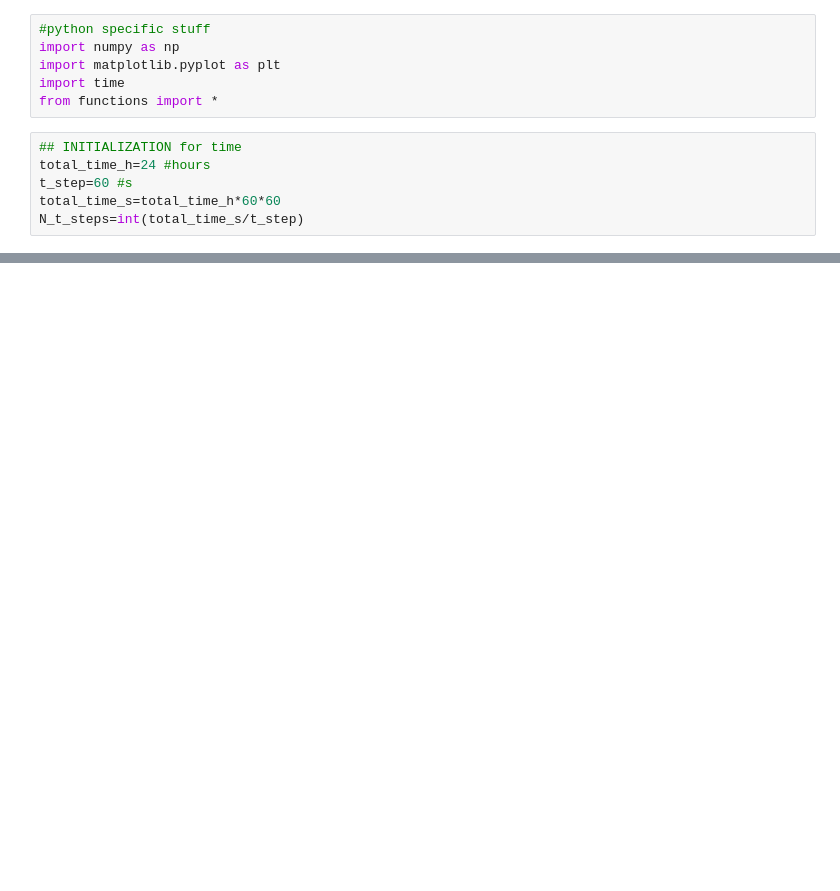
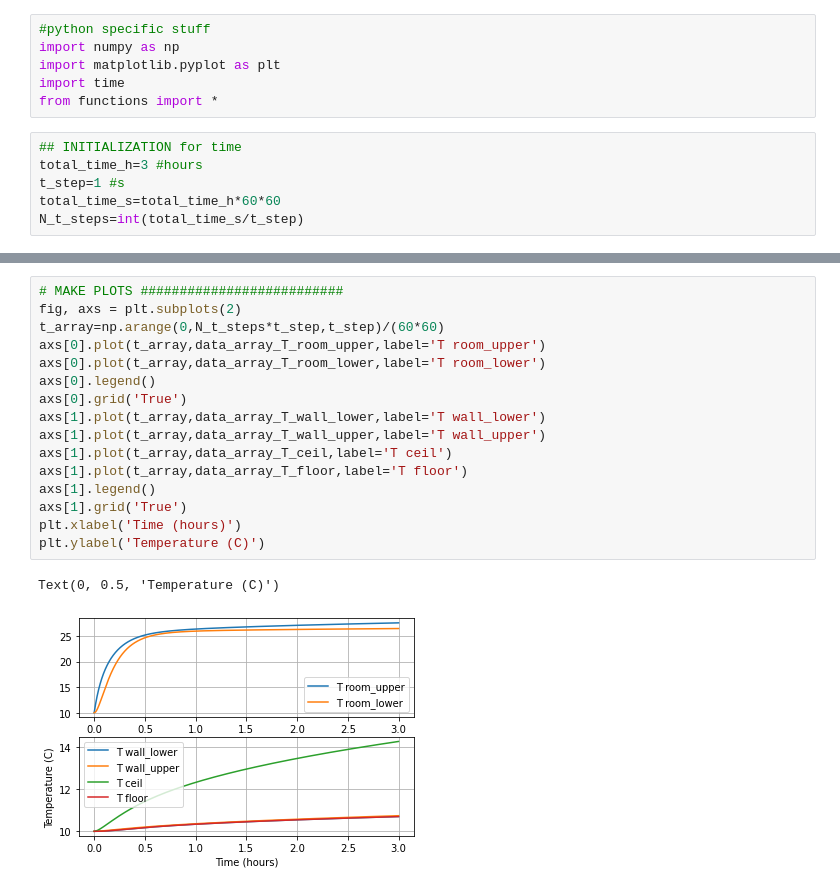
Before and after one commit to l-hemsley/HeatingModel, a Jupyter notebook: SimpleBoxModelv2_0.ipynb, the cells around one changed output, grey strips where cells are left out. Drawn from its saved outputs; the diff is of its cells as text; blank space fills up the shorter version.

```diff
--- a/SimpleBoxModelv2_0.ipynb
+++ b/SimpleBoxModelv2_0.ipynb
@@ -6,7 +6,7 @@ import time
 from functions import *
 # %%
 ## INITIALIZATION for time
-total_time_h=24 #hours
-t_step=60 #s
+total_time_h=3 #hours
+t_step=1 #s
 total_time_s=total_time_h*60*60
 N_t_steps=int(total_time_s/t_step)
@@ -106,0 +107,19 @@ Text(0, 0.5, 'Temperature (C)')
+# %%
+# MAKE PLOTS ##########################
+fig, axs = plt.subplots(2)
+t_array=np.arange(0,N_t_steps*t_step,t_step)/(60*60)
+axs[0].plot(t_array,data_array_T_room_upper,label='T room_upper')
+axs[0].plot(t_array,data_array_T_room_lower,label='T room_lower')
+axs[0].legend()
+axs[0].grid('True')
+axs[1].plot(t_array,data_array_T_wall_lower,label='T wall_lower')
+axs[1].plot(t_array,data_array_T_wall_upper,label='T wall_upper')
+axs[1].plot(t_array,data_array_T_ceil,label='T ceil')
+axs[1].plot(t_array,data_array_T_floor,label='T floor')
+axs[1].legend()
+axs[1].grid('True')
+plt.xlabel('Time (hours)')
+plt.ylabel('Temperature (C)')
+# %% [output]
+Text(0, 0.5, 'Temperature (C)')
+[figure, added]
```
Also changed, not shown: parts of 5 cells of this notebook, 2 other files.
